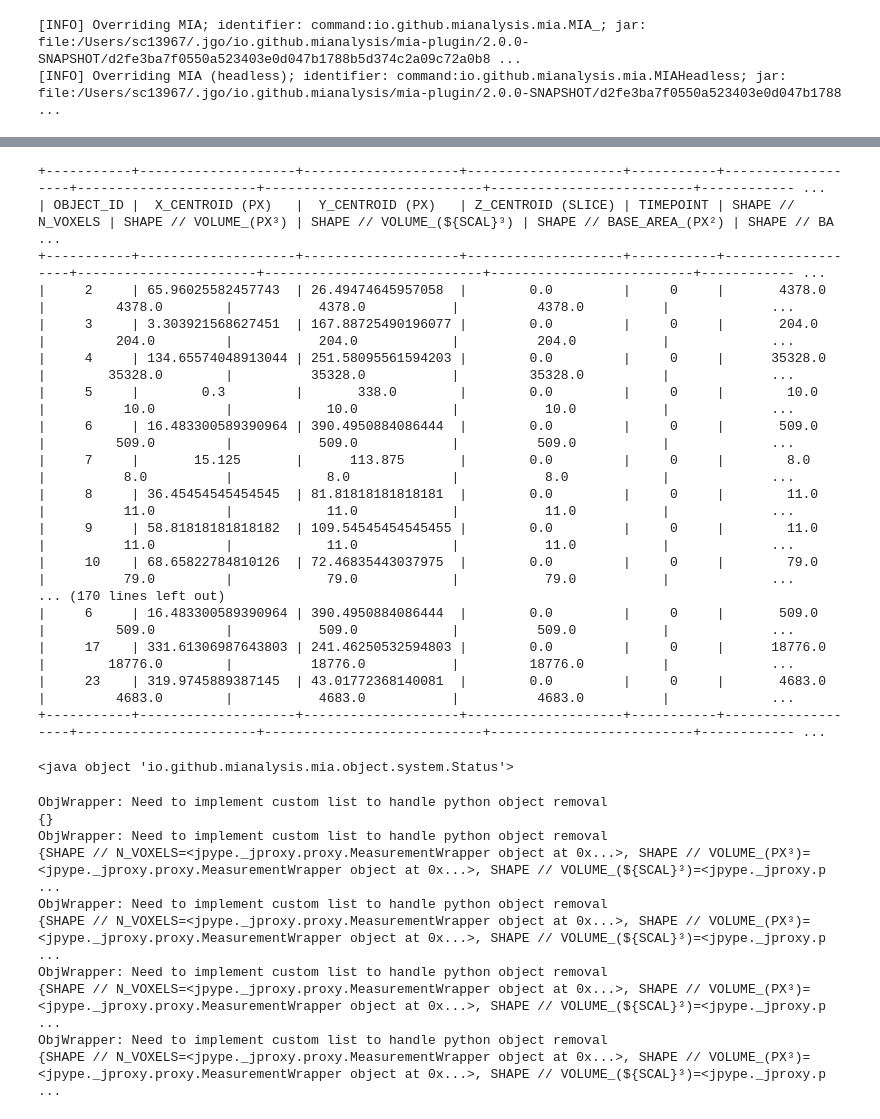
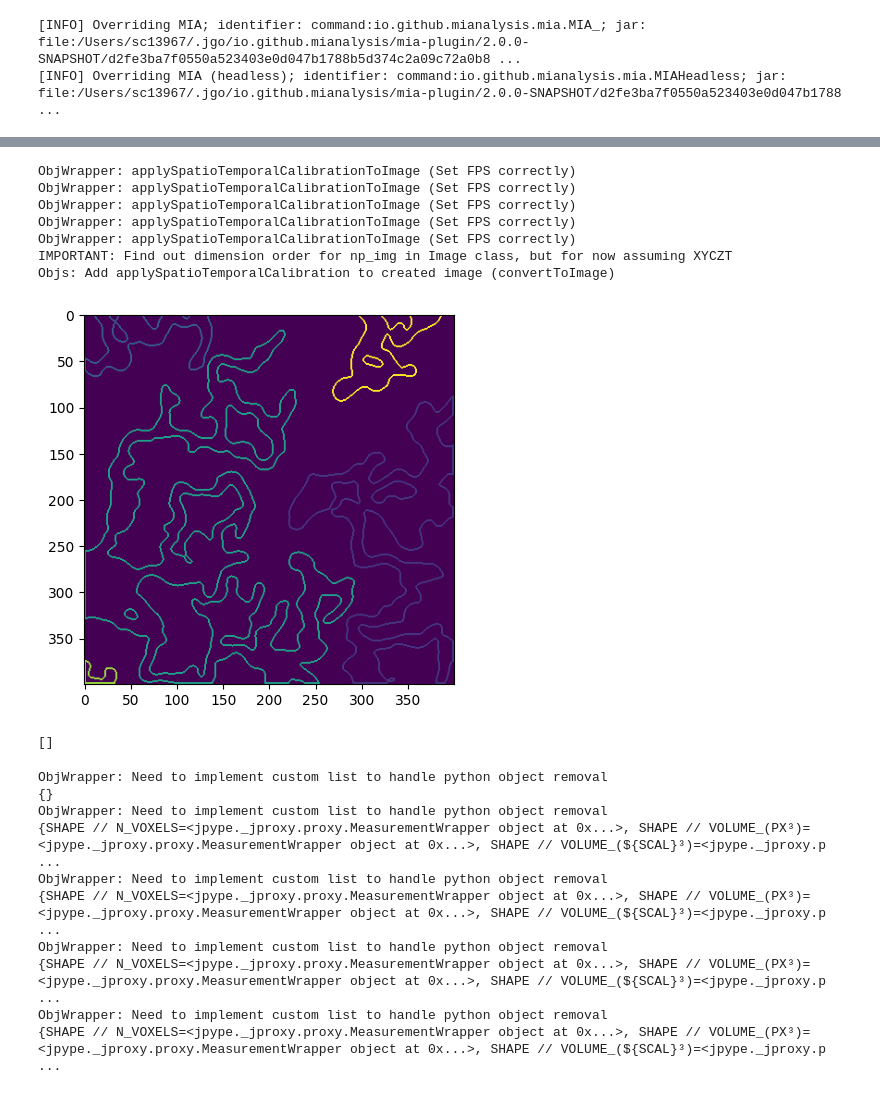
Before and after one commit to mianalysis/mia-python, a Jupyter notebook: Demo.ipynb, the cells around one changed output, grey strips where cells are left out. Saved outputs shown, nothing was run; the diff lists cells and outputs as text; code cells hidden in the pictures.

Commit message:
Added more relationship methods

```diff
--- a/Demo.ipynb
+++ b/Demo.ipynb
@@ -76,6 +76,7 @@ MeasureObjectShape = jimport('io.github.mianalysis.mia.module.objects.measure.sp
 MeasureObjectCentroid = jimport('io.github.mianalysis.mia.module.objects.measure.spatial.MeasureObjectCentroid')
 FilterByMeasurement = jimport('io.github.mianalysis.mia.module.objects.filter.FilterByMeasurement')
 ShowObjectMeasurements = jimport('io.github.mianalysis.mia.module.visualise.ShowObjectMeasurements')
+ExtractObjectEdges = jimport('io.github.mianalysis.mia.module.objects.process.ExtractObjectEdges')
 
 AvailableModules = jimport('io.github.mianalysis.mia.module.AvailableModules')
 
@@ -190,61 +203,42 @@ Creating ImageWrapper with <class 'NoneType'>
 <java object 'io.github.mianalysis.mia.object.system.Status'>
 [figure]
 # %%
-showObjectMeasurements = ShowObjectMeasurements(None)
-showObjectMeasurements.updateParameterValue(ShowObjectMeasurements.INPUT_OBJECTS, objects_name)
-showObjectMeasurements.setShowOutput(True)
-showObjectMeasurements.process(workspace)
-
-filterByMeasurement = FilterByMeasurement(None)
-filterByMeasurement.updateParameterValue(FilterByMeasurement.INPUT_OBJECTS, objects_name)
-filterByMeasurement.updateParameterValue(FilterByMeasurement.FILTER_MODE, FilterByMeasurement.FilterModes.REMOVE_FILTERED)
-filterByMeasurement.updateParameterValue(FilterByMeasurement.FILTER_METHOD, FilterByMeasurement.FilterMethods.LESS_THAN)
-filterByMeasurement.updateParameterValue(FilterByMeasurement.REFERENCE_MODE, FilterByMeasurement.ReferenceModes.FIXED_VALUE)
-filterByMeasurement.updateParameterValue(FilterByMeasurement.MEASUREMENT, "SHAPE // N_VOXELS")
-filterByMeasurement.updateParameterValue(FilterByMeasurement.REFERENCE_VALUE, "500")
-filterByMeasurement.updateParameterValue(FilterByMeasurement.STORE_INDIVIDUAL_RESULTS, True)
-filterByMeasurement.setShowOutput(False)
+edge_objects_name = "Edges"
+interior_objects_name = "Interior"
+extractObjectEdges = ExtractObjectEdges(None)
+extractObjectEdges.updateParameterValue(ExtractObjectEdges.INPUT_OBJECTS, objects_name)
+extractObjectEdges.updateParameterValue(ExtractObjectEdges.CREATE_EDGE_OBJECTS, True)
+extractObjectEdges.updateParameterValue(ExtractObjectEdges.OUTPUT_EDGE_OBJECTS, edge_objects_name)
+extractObjectEdges.updateParameterValue(ExtractObjectEdges.CREATE_INTERIOR_OBJECTS, True)
+extractObjectEdges.updateParameterValue(ExtractObjectEdges.OUTPUT_INTERIOR_OBJECTS, interior_objects_name)
+extractObjectEdges.updateParameterValue(ExtractObjectEdges.EDGE_DISTANCE, 2)
+extractObjectEdges.setShowOutput(True)
 
 # import cProfile
 # import pstats
 
 # t1 = time.time_ns()
 # with cProfile.Profile() as pr:
 Exception = jimport('java.lang.Exception')
 try:
-    filterByMeasurement.process(workspace)
+    extractObjectEdges.process(workspace)
 except Exception as ex: # type: ignore
     print("Exception:")
     ex.printStackTrace()
 # t2 = time.time_ns()
 # print(f'{(t2-t1)/1E9}s')
 
 # stats = pstats.Stats(pr)
 # stats.sort_stats(pstats.SortKey.TIME).print_stats(15)
-
-showObjectMeasurements = ShowObjectMeasurements(None)
-showObjectMeasurements.updateParameterValue(ShowObjectMeasurements.INPUT_OBJECTS, objects_name)
-showObjectMeasurements.setShowOutput(True)
-showObjectMeasurements.process(workspace)
 # %% [output]
-+-----------+--------------------+--------------------+--------------------+-----------+-------------------+-----------------------+----------------------------+--------------------------+------------ ...
-| OBJECT_ID |  X_CENTROID (PX)   |  Y_CENTROID (PX)   | Z_CENTROID (SLICE) | TIMEPOINT | SHAPE // N_VOXELS | SHAPE // VOLUME_(PX³) | SHAPE // VOLUME_(${SCAL}³) | SHAPE // BASE_AREA_(PX²) | SHAPE // BA ...
-+-----------+--------------------+--------------------+--------------------+-----------+-------------------+-----------------------+----------------------------+--------------------------+------------ ...
-|     2     | 65.96025582457743  | 26.49474645957058  |        0.0         |     0     |       4378.0      |         4378.0        |           4378.0           |          4378.0          |             ...
-|     3     | 3.303921568627451  | 167.88725490196077 |        0.0         |     0     |       204.0       |         204.0         |           204.0            |          204.0           |             ...
-|     4     | 134.65574048913044 | 251.58095561594203 |        0.0         |     0     |      35328.0      |        35328.0        |          35328.0           |         35328.0          |             ...
-|     5     |        0.3         |       338.0        |        0.0         |     0     |        10.0       |          10.0         |            10.0            |           10.0           |             ...
-|     6     | 16.483300589390964 | 390.4950884086444  |        0.0         |     0     |       509.0       |         509.0         |           509.0            |          509.0           |             ...
-|     7     |       15.125       |      113.875       |        0.0         |     0     |        8.0        |          8.0          |            8.0             |           8.0            |             ...
-|     8     | 36.45454545454545  | 81.81818181818181  |        0.0         |     0     |        11.0       |          11.0         |            11.0            |           11.0           |             ...
-|     9     | 58.81818181818182  | 109.54545454545455 |        0.0         |     0     |        11.0       |          11.0         |            11.0            |           11.0           |             ...
-|     10    | 68.65822784810126  | 72.46835443037975  |        0.0         |     0     |        79.0       |          79.0         |            79.0            |           79.0           |             ...
-... (170 lines left out)
-|     6     | 16.483300589390964 | 390.4950884086444  |        0.0         |     0     |       509.0       |         509.0         |           509.0            |          509.0           |             ...
-|     17    | 331.61306987643803 | 241.46250532594803 |        0.0         |     0     |      18776.0      |        18776.0        |          18776.0           |         18776.0          |             ...
-|     23    | 319.9745889387145  | 43.01772368140081  |        0.0         |     0     |       4683.0      |         4683.0        |           4683.0           |          4683.0          |             ...
-+-----------+--------------------+--------------------+--------------------+-----------+-------------------+-----------------------+----------------------------+--------------------------+------------ ...
+ObjWrapper: applySpatioTemporalCalibrationToImage (Set FPS correctly)
+ObjWrapper: applySpatioTemporalCalibrationToImage (Set FPS correctly)
+ObjWrapper: applySpatioTemporalCalibrationToImage (Set FPS correctly)
+ObjWrapper: applySpatioTemporalCalibrationToImage (Set FPS correctly)
+ObjWrapper: applySpatioTemporalCalibrationToImage (Set FPS correctly)
+IMPORTANT: Find out dimension order for np_img in Image class, but for now assuming XYCZT
+Objs: Add applySpatioTemporalCalibration to created image (convertToImage)
-<java object 'io.github.mianalysis.mia.object.system.Status'>
+[figure, added]
 # %%
 from typing import List
 from src.wrappers.coordinatesetwrapper import CoordinateSetWrapper, CoordinateSetFactoryWrapper
@@ -260,6 +254,9 @@ from src.objects.objs import  Objs
 import numpy as np
 
 osw: ObjsWrapper = workspace.getObjects(objects_name)
+print(osw.getPythonObjs().values())
+# %% [output]
+[]
 # %%
 o: Obj
 for o in osw._objs.values():
```
Also changed, not shown: parts of 2 cells of this notebook, 7 other files.
